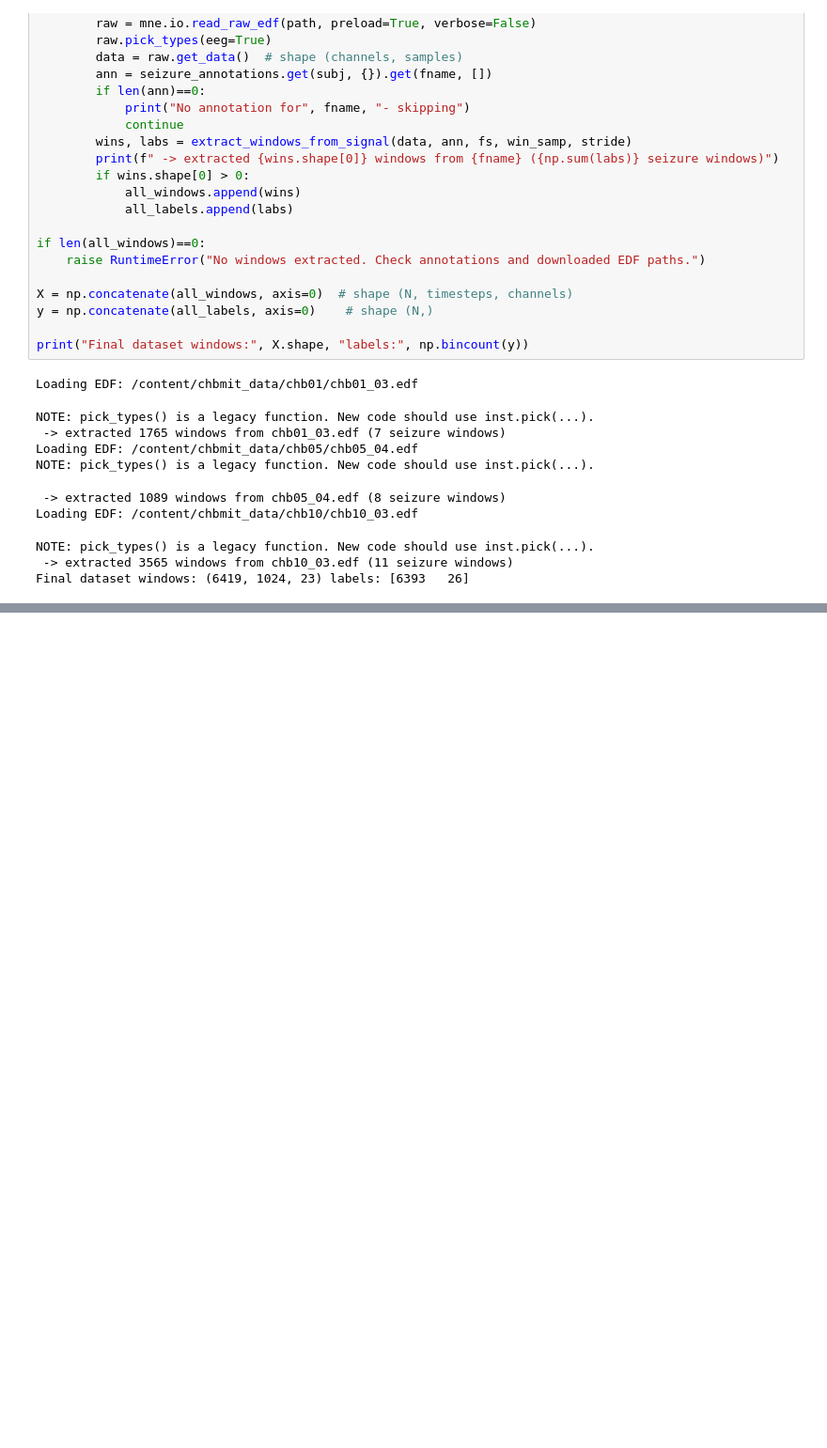
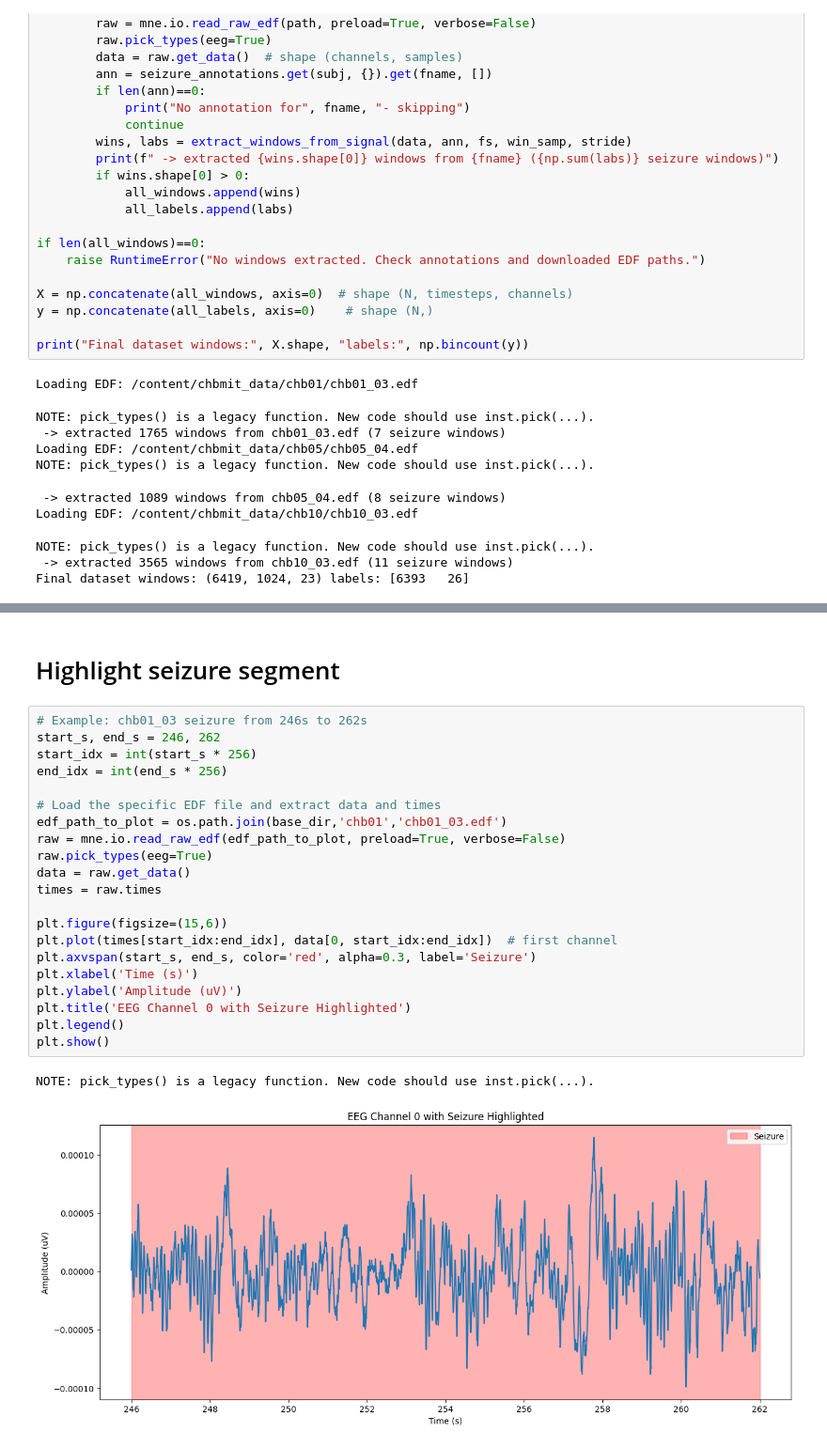
Before and after one commit to minhaz1172/BME_PROJECT, a Jupyter notebook: Seizure_Detection.ipynb, the cells around one changed output, grey strips where cells are left out. Shown: that part at 94% size. Drawn from its saved outputs; the diff is of its cells as text; blank space fills up the shorter version.

```diff
--- a/Seizure_Detection.ipynb
+++ b/Seizure_Detection.ipynb
@@ -194,0 +244,26 @@ Final dataset windows: (6419, 1024, 23) labels: [6393   26]
+# %% [markdown]
+# Highlight seizure segment
+# %%
+# Example: chb01_03 seizure from 246s to 262s
+start_s, end_s = 246, 262
+start_idx = int(start_s * 256)
+end_idx = int(end_s * 256)
+
+# Load the specific EDF file and extract data and times
+edf_path_to_plot = os.path.join(base_dir,'chb01','chb01_03.edf')
+raw = mne.io.read_raw_edf(edf_path_to_plot, preload=True, verbose=False)
+raw.pick_types(eeg=True)
+data = raw.get_data()
+times = raw.times
+
+plt.figure(figsize=(15,6))
+plt.plot(times[start_idx:end_idx], data[0, start_idx:end_idx])  # first channel
+plt.axvspan(start_s, end_s, color='red', alpha=0.3, label='Seizure')
+plt.xlabel('Time (s)')
+plt.ylabel('Amplitude (uV)')
+plt.title('EEG Channel 0 with Seizure Highlighted')
+plt.legend()
+plt.show()
+# %% [output]
+NOTE: pick_types() is a legacy function. New code should use inst.pick(...).
+[figure, added]
```
Also changed, not shown: parts of 4 cells of this notebook.
